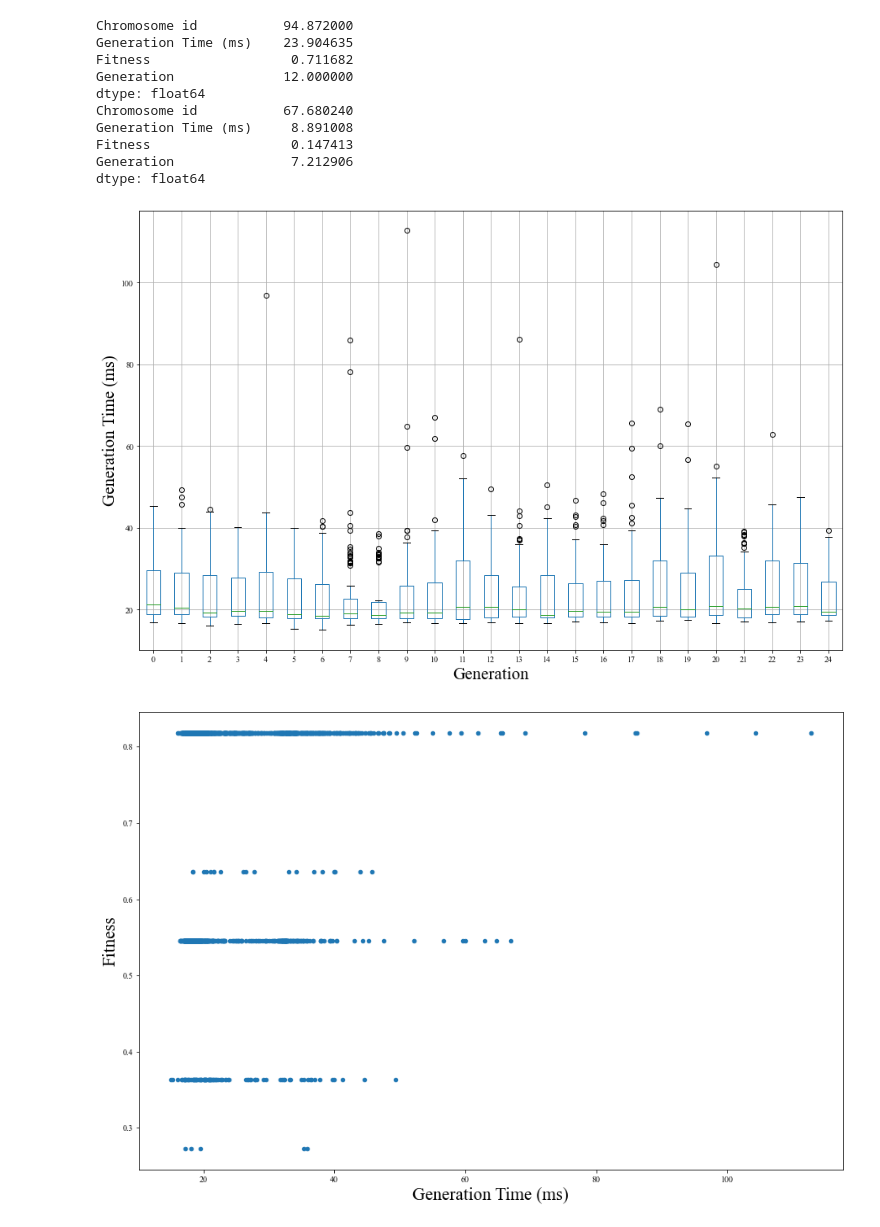
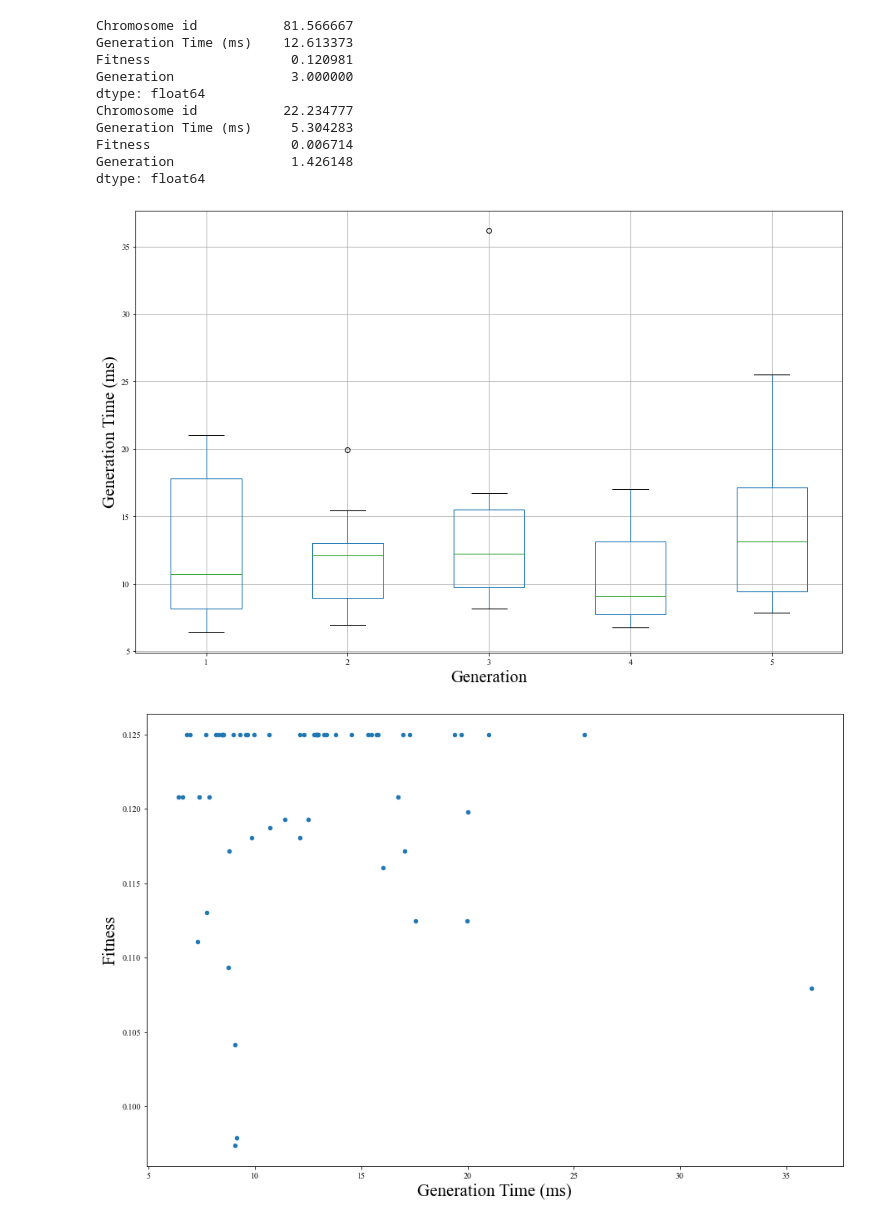
Before and after one commit to TheGloriousGenesis/PCGinAR, a Jupyter notebook: Assets/results/Visualisation.ipynb, the cells around one changed output. Saved outputs shown, nothing was run; the diff lists cells and outputs as text; code cells hidden in the pictures.

```diff
--- a/Assets/results/Visualisation.ipynb
+++ b/Assets/results/Visualisation.ipynb
@@ -6,9 +6,10 @@ if __name__ == '__main__':
     plt.rcParams["font.family"] = "Times New Roman"
     plt.rcParams['axes.labelsize'] = 21
 
-    path1 = "RawData/BasicGeneticImplResults_Ps10_Cl10_Pd10_G25.txt"
-    path2 = "RawData/BasicGeneticImplResults_Ps20_Cl20_Pd20_G25.txt"
-    path3 = "RawData/BasicGeneticImplResults_Ps50_Cl50_Pd50_G25.txt"
+    basePath = "C:/Users/bowro/AppData/LocalLow/AManu/Hell AR World"
+    path1 = basePath + "/BasicGeneticImplResults_Ps6_Cl5_Pd5.2.5_G5.txt"
+#     path2 = basePath + "/BasicGeneticImplResults_Ps20_Cl20_Pd20_G25.txt"
+#     path3 = basePath + "/BasicGeneticImplResults_Ps50_Cl50_Pd50_G25.txt"
 
     column_header = ["Chromosome id", "Generation Time (ms)","Fitness", "Generation"]
 
@@ -30,40 +31,40 @@ if __name__ == '__main__':
 #     # title="Generation vs Generation Time",
 #     fig1 = df2.boxplot(column=['Generation Time (ms)'], by='Generation', figsize=(15,10))
 #     plt.title("")
 #     plt.suptitle("")
 #     fig1.set_ylabel('Generation Time (ms)')
 #     fig1.set_xlabel('Generation')
 #     # title="Generation Time vs Fitness",
 #     fig2 = df2.plot.scatter(x=column_header[1], y=column_header[2], figsize=(15,10)).get_figure()
 #     print(df2.mean())
 #     print(df2.std())
 
 #     #50,50,50
 #     df3 = pd.read_csv(path3, header = None, names=column_header)
 #     # title="Generation vs Generation Time",
 #     fig1 = df3.boxplot(column=['Generation Time (ms)'], by='Generation', figsize=(15,10))
 #     plt.title("")
 #     plt.suptitle("")
 #     fig1.set_ylabel('Generation Time (ms)')
 #     fig1.set_xlabel('Generation')
 #     # title="Generation Time vs Fitness",
 #     fig2 = df3.plot.scatter(x=column_header[1], y=column_header[2], figsize=(15,10)).get_figure()
 #     print(df3.mean())
 #     print(df3.std())
 
     plt.show(block=True)
 #     fig1.savefig('./Graphs/GenerationVsGenerationTime.png')
 #     fig2.savefig('./Graphs/GenerationTimeVsFitness.png')
 # %% [output]
-Chromosome id           94.872000
-Generation Time (ms)    23.904635
-Fitness                  0.711682
-Generation              12.000000
+Chromosome id           81.566667
+Generation Time (ms)    12.613373
+Fitness                  0.120981
+Generation               3.000000
 dtype: float64
-Chromosome id           67.680240
-Generation Time (ms)     8.891008
-Fitness                  0.147413
-Generation               7.212906
+Chromosome id           22.234777
+Generation Time (ms)     5.304283
+Fitness                  0.006714
+Generation               1.426148
 dtype: float64
-[figure, old version]
+[figure, new version]
-[figure, old version]
+[figure, new version]
```
Also changed, not shown: 45 other files.
